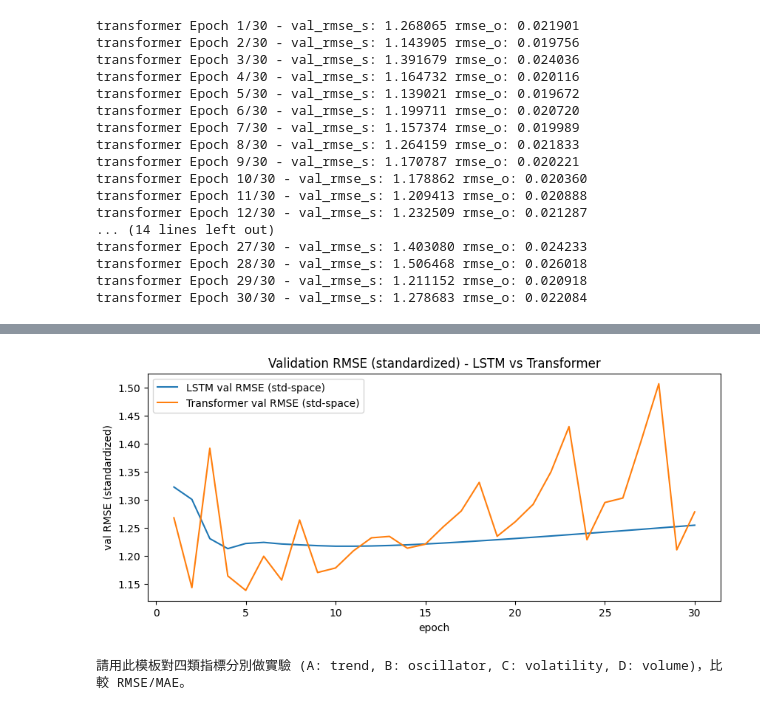
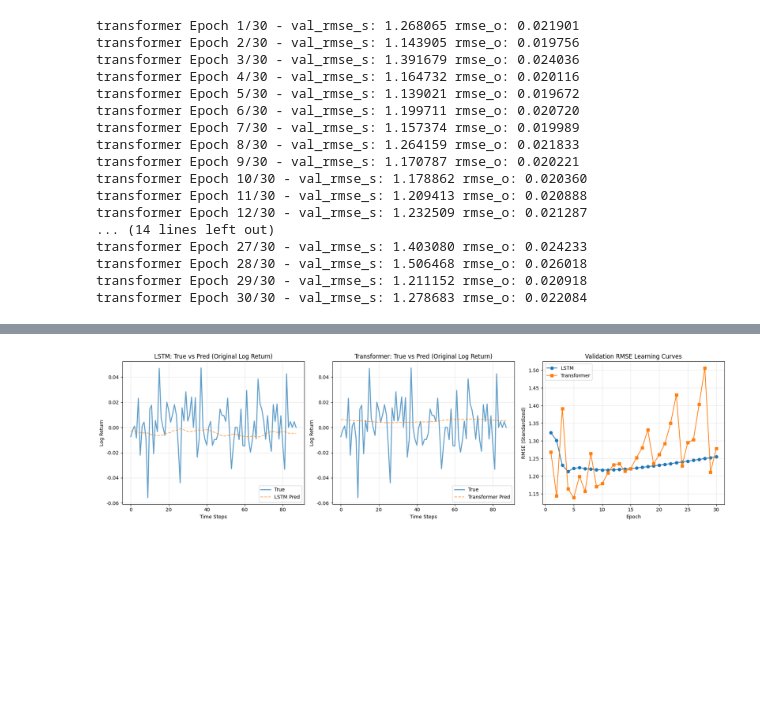
Before and after one commit to eevvvaa/Deep_Generative_Model-HW, a Jupyter notebook: 時間序列.ipynb, the cells around one changed output, grey strips where cells are left out. Saved outputs shown, nothing was run; the diff lists cells and outputs as text; code cells hidden in the pictures; blank space fills up the shorter version.

```diff
--- a/時間序列.ipynb
+++ b/時間序列.ipynb
@@ -527,24 +475,45 @@ plt.show()
-# %%
-# Cell 15 — 驗證集學習曲線（epoch vs val RMSE）(LSTM & Transformer)
-plt.figure(figsize=(10,4))
-plt.plot(history_lstm["epoch"], history_lstm["val_rmse_s"], label="LSTM val RMSE (std-space)")
-plt.plot(history_trans["epoch"], history_trans["val_rmse_s"], label="Transformer val RMSE (std-space)")
-plt.xlabel("epoch"); plt.ylabel("val RMSE (standardized)"); plt.legend()
-plt.title("Validation RMSE (standardized) - LSTM vs Transformer")
-plt.show()
-# %% [output]
-[figure, removed]
-# %%
-# Cell 16 — 技術指標比較（實驗設計建議與結果呈現）
-# 這個 cell 提供 code 模板，讓你用不同指標集合跑 ablation：
-# 範例：四類指標：趨勢型 (SMA_5,SMA_20), 震盪型 (RSI_14), 波動型 (MACD系列 or ATR), 量能型 (Volume)
-# 我在此提供一個函式模板：給定 feature_subset names, 重新做 scaler / windows / train / eval，回傳 test RMSE
-def run_experiment_with_features(feature_subset, model_type="lstm", epochs=20):
-    # feature_subset: list of column names e.g. ["Open","High","Low","Close","Volume","SMA_5","SMA_20"]
-    # --- build X matrices from df_t global variable
-    # (For brevity, this function is a template; you can adapt and call it iteratively for each indicator group)
-    pass
-
-print("請用此模板對四類指標分別做實驗 (A: trend, B: oscillator, C: volatility, D: volume)，比較 RMSE/MAE。")
-# %% [output]
-請用此模板對四類指標分別做實驗 (A: trend, B: oscillator, C: volatility, D: volume)，比較 RMSE/MAE。
+# %%
+# Cell 13 — 可視化結果
+import matplotlib.pyplot as plt
+
+# 設定字體與負號顯示
+plt.rcParams['font.sans-serif'] = ['DejaVu Sans']
+plt.rcParams['axes.unicode_minus'] = False
+
+def plot_comparison_results():
+    """繪製模型預測與驗證曲線比較"""
+    fig, axes = plt.subplots(1, 3, figsize=(18, 5))
+
+    # 1. LSTM True vs Pred (原始 log return)
+    axes[0].plot(lstm_stats['y_true'][:100], label='True', alpha=0.7, linewidth=2)
+    axes[0].plot(lstm_stats['y_pred'][:100], label='LSTM Pred', alpha=0.7, linestyle='--')
+    axes[0].set_title('LSTM: True vs Pred (Original Log Return)')
+    axes[0].set_xlabel('Time Steps')
+    axes[0].set_ylabel('Log Return')
+    axes[0].legend()
+    axes[0].grid(True, alpha=0.3)
+
+    # 2. Transformer True vs Pred (原始 log return)
+    axes[1].plot(transformer_stats['y_true'][:100], label='True', alpha=0.7, linewidth=2)
+    axes[1].plot(transformer_stats['y_pred'][:100], label='Transformer Pred', alpha=0.7, linestyle='--')
+    axes[1].set_title('Transformer: True vs Pred (Original Log Return)')
+    axes[1].set_xlabel('Time Steps')
+    axes[1].set_ylabel('Log Return')
+    axes[1].legend()
+    axes[1].grid(True, alpha=0.3)
+
+    # 3. 驗證集學習曲線 (RMSE Standardized)
+    axes[2].plot(history_lstm['epoch'], history_lstm['val_rmse_s'], label='LSTM', marker='o')
+    axes[2].plot(history_trans['epoch'], history_trans['val_rmse_s'], label='Transformer', marker='s')
+    axes[2].set_title('Validation RMSE Learning Curves')
+    axes[2].set_xlabel('Epoch')
+    axes[2].set_ylabel('RMSE (Standardized)')
+    axes[2].legend()
+    axes[2].grid(True, alpha=0.3)
+
+    plt.tight_layout()
+    plt.show()
+
+plot_comparison_results()
+# %% [output]
+[figure, added]
```
Also changed, not shown: parts of 8 cells of this notebook.
